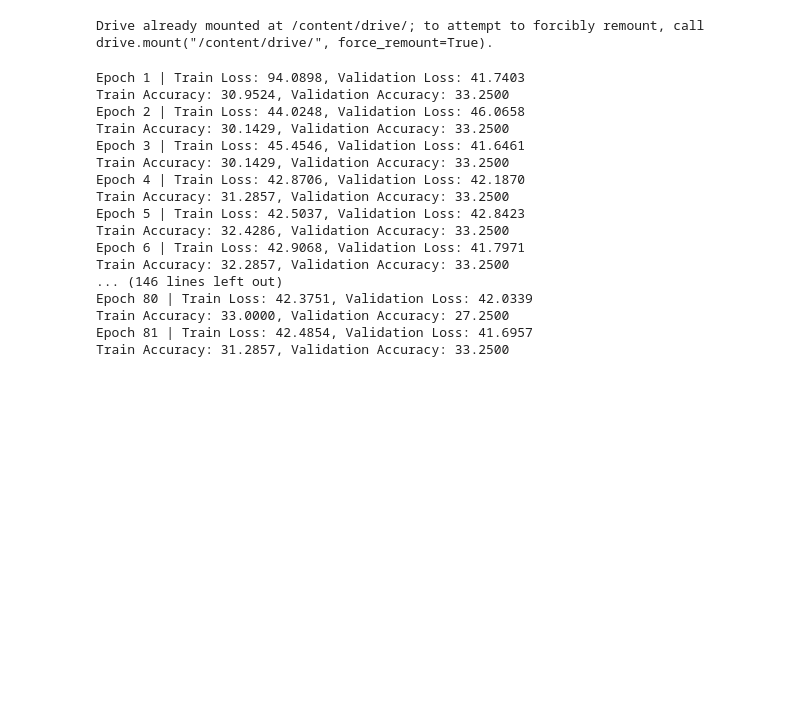
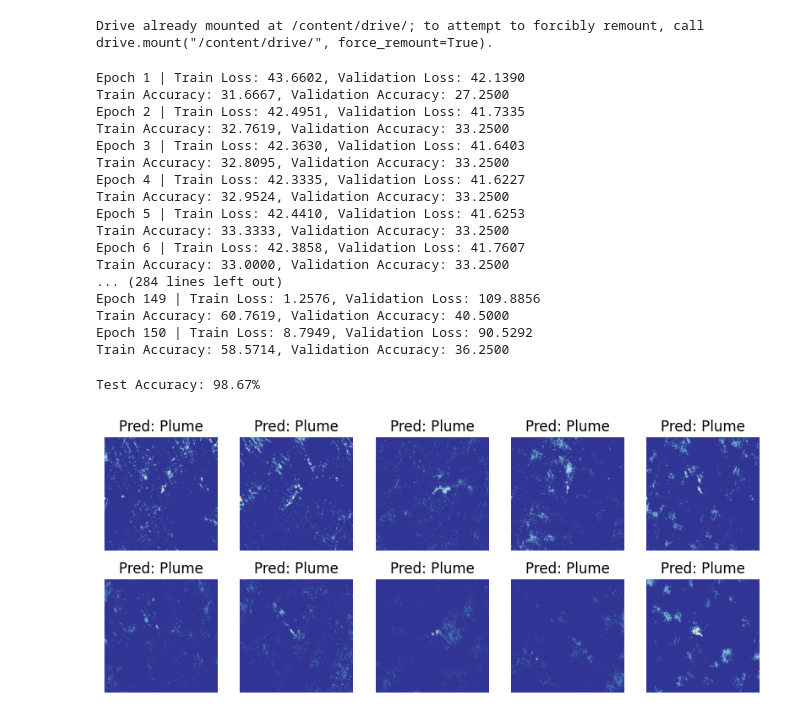
Before and after one commit to nafisegh/ViT_Methane_Plume_Detection, a Jupyter notebook: ViT_Methane_Plume_Detection.ipynb, the cells around one changed output. Cells and saved outputs as stored; diff of their text form; code cells hidden in the pictures; blank space fills up the shorter version.

```diff
--- a/ViT_Methane_Plume_Detection.ipynb
+++ b/ViT_Methane_Plume_Detection.ipynb
@@ -108,10 +110,10 @@ class ViT(nn.Module):
 # %%
 device = 'cuda' if torch.cuda.is_available() else 'cpu'
 model = ViT().to(device)
-optimizer = torch.optim.AdamW(model.parameters(), lr=1e-1)
+optimizer = torch.optim.AdamW(model.parameters(), lr=1e-4)
 criterion = nn.CrossEntropyLoss()
 
-for epoch in range(200):
+for epoch in range(150):
   model.train()
   train_loss = 0
   train_correct = 0
@@ -146,21 +148,21 @@ for epoch in range(200):
   print(f"Epoch {epoch+1} | Train Loss: {train_loss/len(train_loader):.4f}, Validation Loss: {val_loss/len(val_loader):.4f}")
   print(f"Train Accuracy: {train_acc:.4f}, Validation Accuracy: {val_acc:.4f}")
 # %% [output]
-Epoch 1 | Train Loss: 94.0898, Validation Loss: 41.7403
-Train Accuracy: 30.9524, Validation Accuracy: 33.2500
-Epoch 2 | Train Loss: 44.0248, Validation Loss: 46.0658
-Train Accuracy: 30.1429, Validation Accuracy: 33.2500
-Epoch 3 | Train Loss: 45.4546, Validation Loss: 41.6461
-Train Accuracy: 30.1429, Validation Accuracy: 33.2500
-Epoch 4 | Train Loss: 42.8706, Validation Loss: 42.1870
-Train Accuracy: 31.2857, Validation Accuracy: 33.2500
-Epoch 5 | Train Loss: 42.5037, Validation Loss: 42.8423
-Train Accuracy: 32.4286, Validation Accuracy: 33.2500
-Epoch 6 | Train Loss: 42.9068, Validation Loss: 41.7971
-Train Accuracy: 32.2857, Validation Accuracy: 33.2500
-... (146 lines left out)
-Epoch 80 | Train Loss: 42.3751, Validation Loss: 42.0339
-Train Accuracy: 33.0000, Validation Accuracy: 27.2500
-Epoch 81 | Train Loss: 42.4854, Validation Loss: 41.6957
-Train Accuracy: 31.2857, Validation Accuracy: 33.2500
+Epoch 1 | Train Loss: 43.6602, Validation Loss: 42.1390
+Train Accuracy: 31.6667, Validation Accuracy: 27.2500
+Epoch 2 | Train Loss: 42.4951, Validation Loss: 41.7335
+Train Accuracy: 32.7619, Validation Accuracy: 33.2500
+Epoch 3 | Train Loss: 42.3630, Validation Loss: 41.6403
+Train Accuracy: 32.8095, Validation Accuracy: 33.2500
+Epoch 4 | Train Loss: 42.3335, Validation Loss: 41.6227
+Train Accuracy: 32.9524, Validation Accuracy: 33.2500
+Epoch 5 | Train Loss: 42.4410, Validation Loss: 41.6253
+Train Accuracy: 33.3333, Validation Accuracy: 33.2500
+Epoch 6 | Train Loss: 42.3858, Validation Loss: 41.7607
+Train Accuracy: 33.0000, Validation Accuracy: 33.2500
+... (284 lines left out)
+Epoch 149 | Train Loss: 1.2576, Validation Loss: 109.8856
+Train Accuracy: 60.7619, Validation Accuracy: 40.5000
+Epoch 150 | Train Loss: 8.7949, Validation Loss: 90.5292
+Train Accuracy: 58.5714, Validation Accuracy: 36.2500
 # %%
@@ -176,18 +178,26 @@ with torch.no_grad():
     total +=labels.size(0)
     correct += (predicted == labels).sum().item()
 print(f"Test Accuracy: {100* correct/total:.2f}%")
+# %% [output]
+Test Accuracy: 98.67%
 # %%
 data_iter = iter(test_loader)
 images, labels = next(data_iter)
 outputs = model (images.to(device))
 _, preds = torch.max(outputs, 1)
 
 fig, axes = plt.subplots(2, 5, figsize=(10, 4))
 
 for i, ax in enumerate(axes.flat):
   ax.imshow(images[i].permute(1,2,0)*0.5 + 0.5)
-  ax.set_title(f"Pred: {preds[i].item()}")
+  if preds[i].item()==0:
+    ax.set_title("Pred: Plume")
+  else:
+    ax.set_title("Pred: Plume Free")
+
   ax.axis('off')
 
 plt.show()
+# %% [output]
+[figure, added]
 # %%
```
Also changed, not shown: parts of 3 cells of this notebook.
